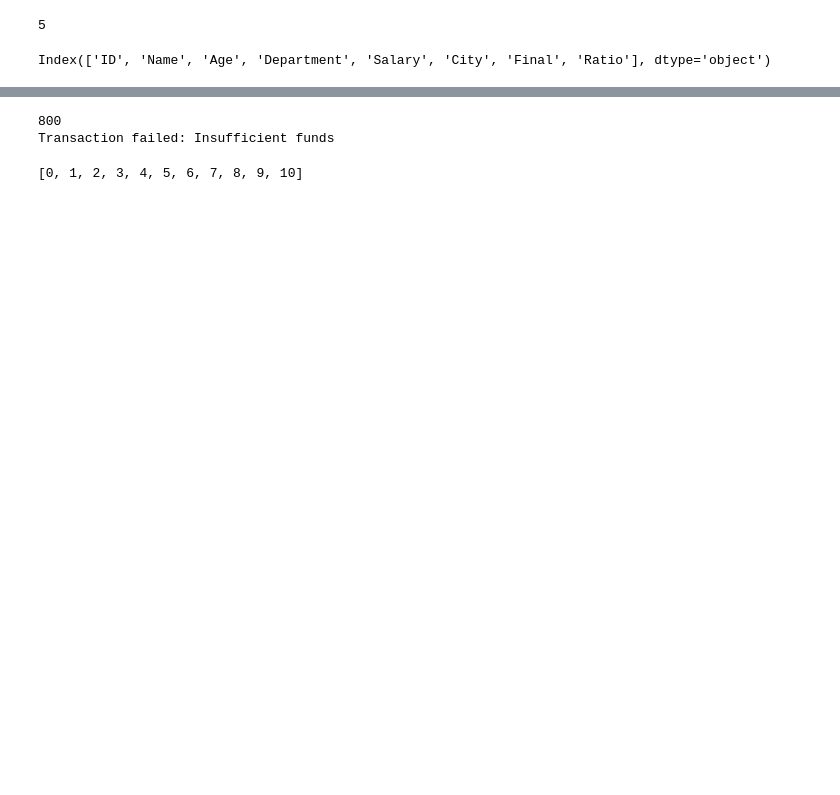
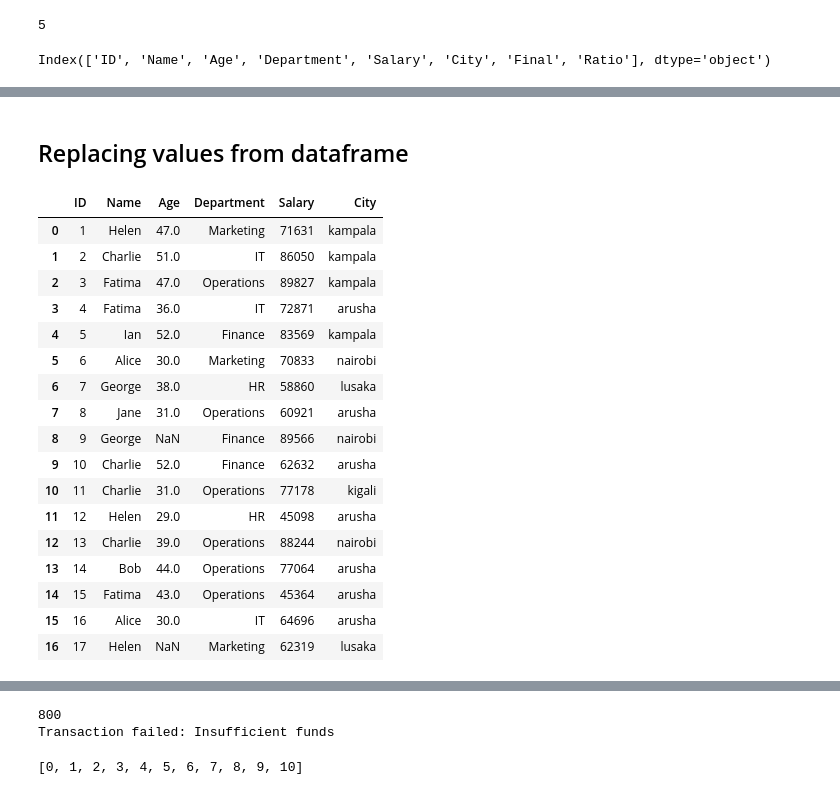
Before and after one commit to UWINTWALI/Datascience-course, a Jupyter notebook: lecture1_python_variables.ipynb, the cells around one changed output, grey strips where cells are left out. Cells and saved outputs as stored; diff of their text form; code cells hidden in the pictures; blank space fills up the shorter version.

```diff
--- a/lecture1_python_variables.ipynb
+++ b/lecture1_python_variables.ipynb
@@ -1702,0 +2297,25 @@ Index(['ID', 'Name', 'Age', 'Department', 'Salary', 'City', 'Final', 'Ratio'], d
+# %% [markdown]
+## Replacing values from dataframe
+# %%
+## Transform text or string format on dataframe to small letter
+employees["City"] = employees["City"].str.lower()
+employees.head(17)
+# %% [output]
+|  | ID | Name | Age | Department | Salary | City |
+| 0 | 1 | Helen | 47.0 | Marketing | 71631 | kampala |
+| 1 | 2 | Charlie | 51.0 | IT | 86050 | kampala |
+| 2 | 3 | Fatima | 47.0 | Operations | 89827 | kampala |
+| 3 | 4 | Fatima | 36.0 | IT | 72871 | arusha |
+| 4 | 5 | Ian | 52.0 | Finance | 83569 | kampala |
+| 5 | 6 | Alice | 30.0 | Marketing | 70833 | nairobi |
+| 6 | 7 | George | 38.0 | HR | 58860 | lusaka |
+| 7 | 8 | Jane | 31.0 | Operations | 60921 | arusha |
+| 8 | 9 | George | NaN | Finance | 89566 | nairobi |
+| 9 | 10 | Charlie | 52.0 | Finance | 62632 | arusha |
+| 10 | 11 | Charlie | 31.0 | Operations | 77178 | kigali |
+| 11 | 12 | Helen | 29.0 | HR | 45098 | arusha |
+| 12 | 13 | Charlie | 39.0 | Operations | 88244 | nairobi |
+| 13 | 14 | Bob | 44.0 | Operations | 77064 | arusha |
+| 14 | 15 | Fatima | 43.0 | Operations | 45364 | arusha |
+| 15 | 16 | Alice | 30.0 | IT | 64696 | arusha |
+| 16 | 17 | Helen | NaN | Marketing | 62319 | lusaka |
```
Also changed, not shown: parts of 238 cells of this notebook.
